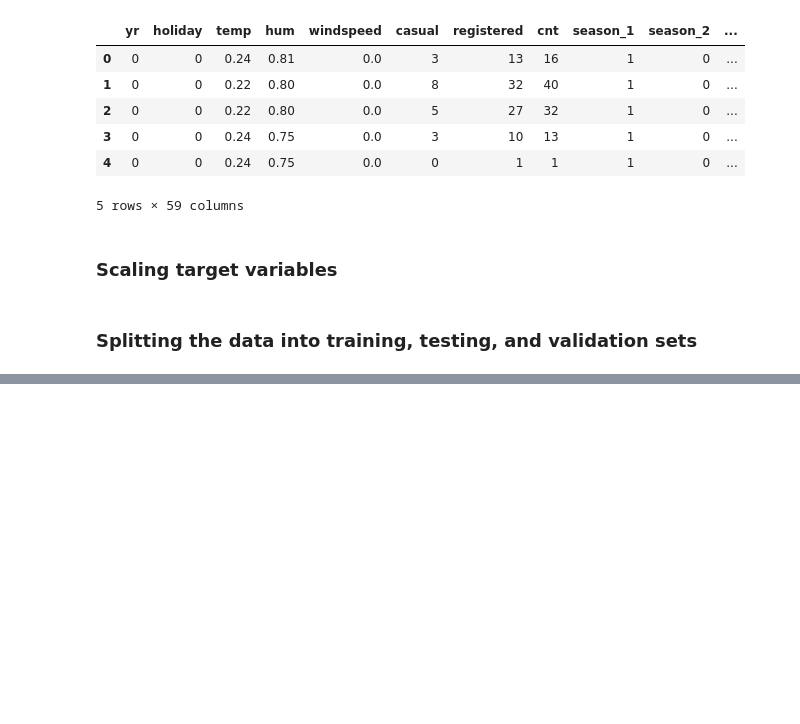
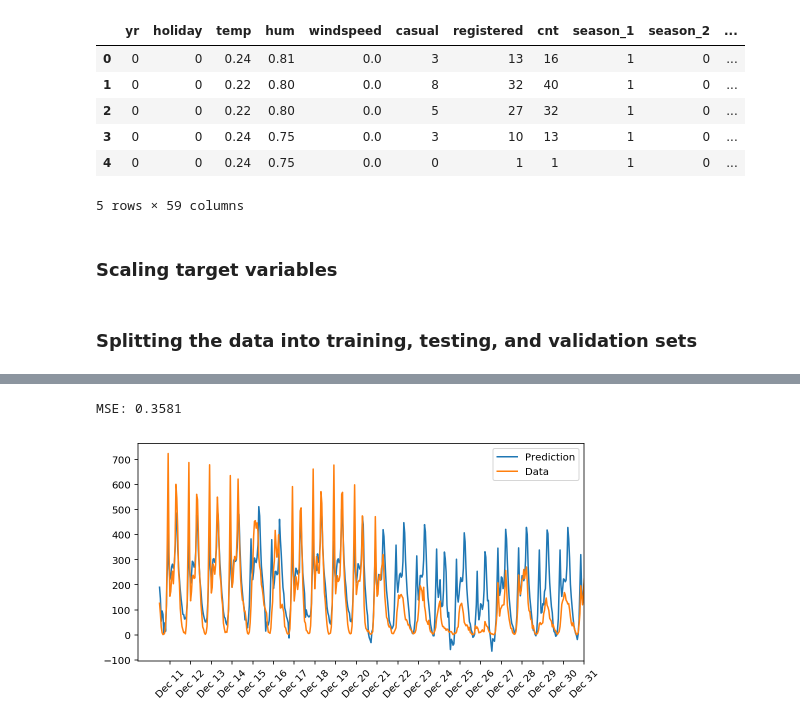
Before and after one commit to Lanbig/bike-sharing-prediction, a Jupyter notebook: Tensorflow-NN-Bike-Prediction.ipynb, the cells around one changed output, grey strips where cells are left out. Cells and saved outputs as stored; diff of their text form; code cells hidden in the pictures; blank space fills up the shorter version.

```diff
--- a/Tensorflow-NN-Bike-Prediction.ipynb
+++ b/Tensorflow-NN-Bike-Prediction.ipynb
@@ -117,7 +99,19 @@ training_step = tf.train.GradientDescentOptimizer(learning_rate).minimize(cost)
+# %%
+optimizer = tf.train.GradientDescentOptimizer(learning_rate).minimize(cost_function)
+# %%
+yy = np.array([[i] for i in train_targets['cnt']])
+yyy = np.array([[i] for i in test_targets['cnt']])
 # %%
 sess = tf.Session()
 sess.run(init)
 
+cost_history = np.empty(shape=[1],dtype=float)
+
 for epoch in range(training_epochs):
-    sess.run(training_step,feed_dict={X:np.array(train_features),Y:np.array(train_targets['cnt'])})
-    cost_history = np.append(cost_history,sess.run(cost,feed_dict={X:np.array(train_features),Y:np.array(train_targets['cnt'])}))
+    sess.run(optimizer,feed_dict={X:np.array(train_features),Y:yy})
+    cost_history = np.append(cost_history,sess.run(cost_function,feed_dict={X:np.array(train_features),Y:yy}))
+
+    sys.stdout.write("\rProgress: {:2.1f}".format(100 * ii/float(iterations)) \
+                     + "% ... Training loss: " + str(train_loss)[:5] \
+                     + " ... Validation loss: " + str(val_loss)[:5])
+    sys.stdout.flush()
@@ -148,0 +124,23 @@ plt.show()
+# %%
+pred_y = sess.run(y_, feed_dict={X: np.array(test_features)})
+mse = tf.reduce_mean(tf.square(pred_y - yyy))
+print("MSE: %.4f" % sess.run(mse))
+# %% [output]
+MSE: 0.3581
+# %%
+fig, ax = plt.subplots(figsize=(8,4))
+
+mean, std = scaled_features['cnt']
+
+pred_y = sess.run(y_, feed_dict={X: np.array(test_features)}).T*std + mean
+ax.plot(pred_y[0], label='Prediction')
+ax.plot((test_targets['cnt']*std + mean).values, label='Data')
+ax.set_xlim(right=len(pred_y))
+ax.legend()
+
+dates = pd.to_datetime(rides.ix[test_data.index]['dteday'])
+dates = dates.apply(lambda d: d.strftime('%b %d'))
+ax.set_xticks(np.arange(len(dates))[12::24])
+_ = ax.set_xticklabels(dates[12::24], rotation=45)
+# %% [output]
+[figure, added]
```
Also changed, not shown: parts of 7 cells of this notebook.
